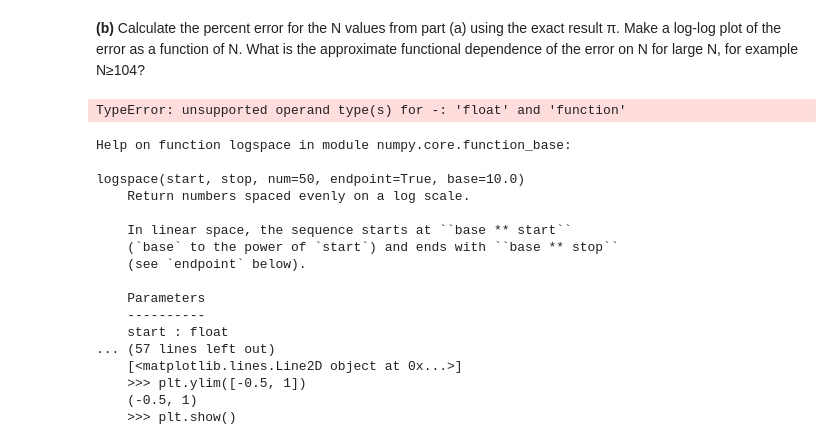
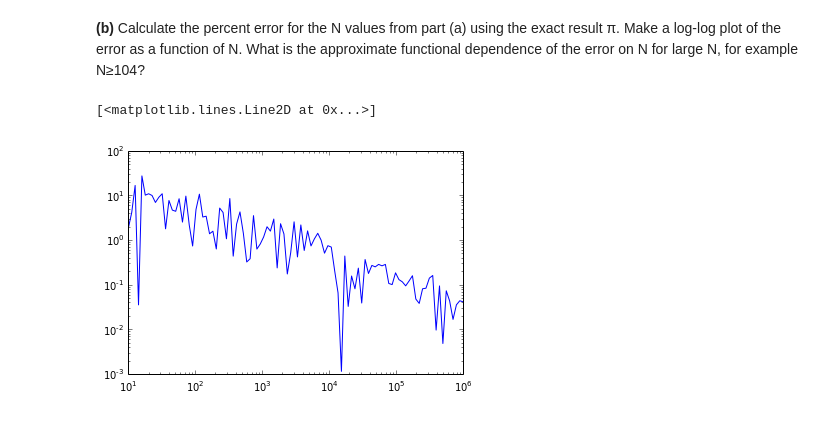
Before and after one commit to kmcombs/PHYS202-S14, a Jupyter notebook: SciPy/MCIntegrationExercises.ipynb, the cells around one changed output. Cells and saved outputs as stored; diff of their text form; code cells hidden in the pictures.

```diff
--- a/SciPy/MCIntegrationExercises.ipynb
+++ b/SciPy/MCIntegrationExercises.ipynb
@@ -153,30 +153,14 @@ ValueError: x and y must have same first dimension
 **(b)** Calculate the percent error for the N values from part (a) using the exact result π. Make a log-log plot of the error as a function of N.
 What is the approximate functional dependence of the error on N for large N, for example N≥104?
 # %%
-Iexact = float(pi)
+Iexact = np.pi
 
 N = np.logspace(1, 6, 100)
-Ierr = 100* np.abs(Iexact - I)/Iexact
-plt.loglog(N, Ierr(N))
+Ierr = []
+for i in range(0, len(I)):
+    Ierr.append(100* np.abs(Iexact - I[i])/Iexact)
+
+plt.loglog(N, Ierr)
 # %% [output]
-TypeError: unsupported operand type(s) for -: 'float' and 'function'
+[<matplotlib.lines.Line2D at 0x...>]
+[figure, added]
-# %%
-help(logspace)
-# %% [output]
-Help on function logspace in module numpy.core.function_base:
-
-logspace(start, stop, num=50, endpoint=True, base=10.0)
-    Return numbers spaced evenly on a log scale.
-
-    In linear space, the sequence starts at ``base ** start``
-    (`base` to the power of `start`) and ends with ``base ** stop``
-    (see `endpoint` below).
-
-    Parameters
-    ----------
-    start : float
-... (57 lines left out)
-    [<matplotlib.lines.Line2D object at 0x...>]
-    >>> plt.ylim([-0.5, 1])
-    (-0.5, 1)
-    >>> plt.show()
```
Also changed, not shown: parts of 4 cells of this notebook.
